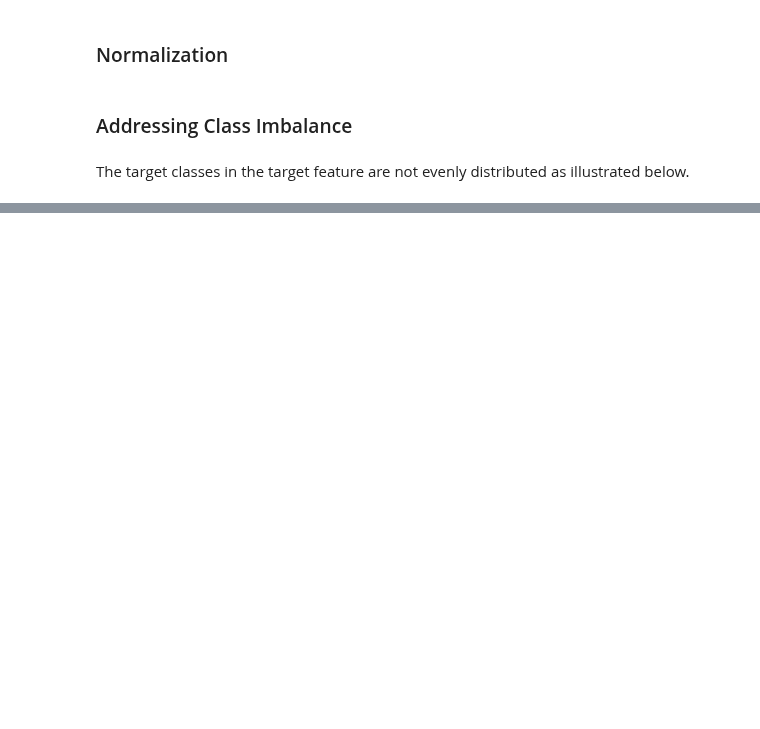
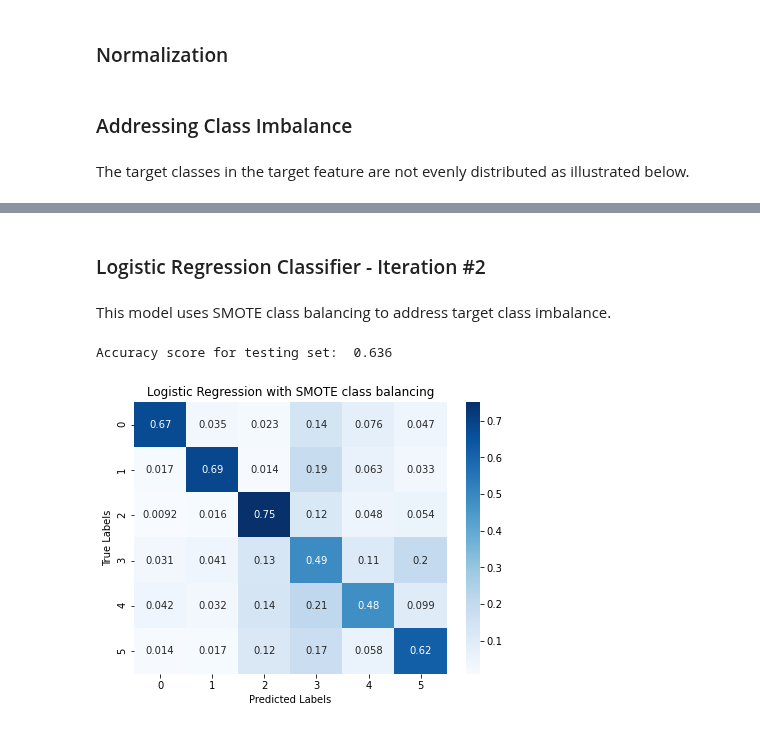
Before and after one commit to joakimTI/GROUP-5-PROJECT, a Jupyter notebook: index.ipynb, the cells around one changed output, grey strips where cells are left out. Drawn from its saved outputs; the diff is of its cells as text; code cells hidden in the pictures; blank space fills up the shorter version.

```diff
--- a/index.ipynb
+++ b/index.ipynb
@@ -1409,0 +1471,13 @@ Name: proportion, dtype: float64
+# %% [markdown]
+### Logistic Regression Classifier - Iteration #2
+# %% [markdown]
+This model uses SMOTE class balancing to address target class imbalance.
+# %%
+log_reg_smote = LogisticRegression(fit_intercept=False, solver='liblinear', C=1e12, random_state=42)
+log_reg_smote.fit(X_train_resampled, y_train_resampled)
+y_pred_log_smote = log_reg_smote.predict(X_test_full)
+# %%
+show_scores(y_pred_log_smote, "Logistic Regression with SMOTE class balancing")
+# %% [output]
+Accuracy score for testing set:  0.636
+[figure, added]
```
Also changed, not shown: parts of 24 cells of this notebook.
